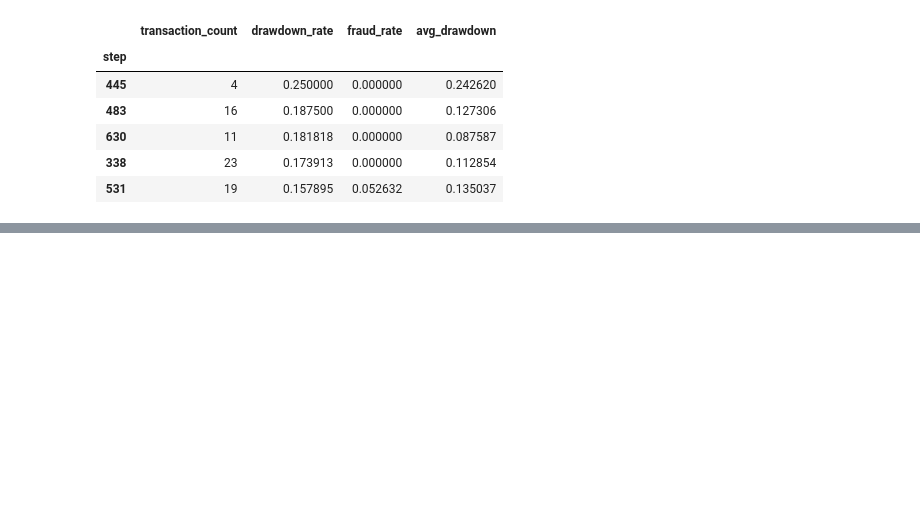
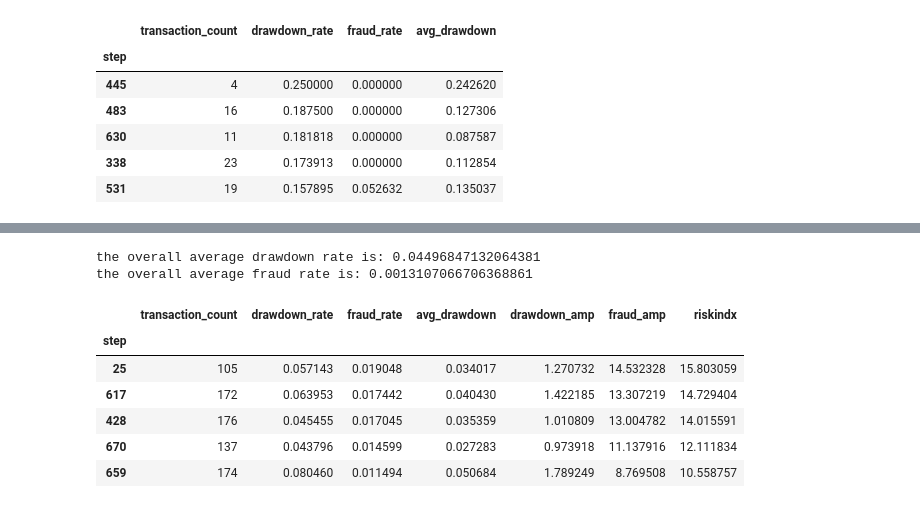
Before and after one commit to saidattaputta/Fintech-System-Level-Risk-Monitoring-Forecasting-Framework, a Jupyter notebook: fintech-project-2.ipynb, the cells around one changed output, grey strips where cells are left out. Cells and saved outputs as stored; diff of their text form; code cells hidden in the pictures; blank space fills up the shorter version.

```diff
--- a/fintech-project-2.ipynb
+++ b/fintech-project-2.ipynb
@@ -137,0 +147,3 @@ step_risk_table_3.head()
+# %%
+step_risk_table = step_risk_table[step_risk_table['transaction_count']>=100]
+step_risk_table.head()
@@ -137,0 +158,27 @@ step_risk_table_3.head()
+# %%
+overall_drawdown_rate_avg = step_risk_table['drawdown_rate'].mean()
+overall_fraud_rate_avg = step_risk_table['fraud_rate'].mean()
+print("the overall average drawdown rate is:",overall_drawdown_rate_avg)
+print("the overall average fraud rate is:",overall_fraud_rate_avg)
+# %% [output]
+the overall average drawdown rate is: 0.04496847132064381
+the overall average fraud rate is: 0.0013107066706368861
+# %%
+step_risk_table['drawdown_amp'] = (step_risk_table['drawdown_rate']/overall_drawdown_rate_avg)
+step_risk_table['fraud_amp'] = (step_risk_table['fraud_rate']/overall_fraud_rate_avg)
+# %%
+step_risk_table['riskindx'] = step_risk_table['drawdown_amp'] + step_risk_table['fraud_amp']
+# %%
+step_risk_table = step_risk_table.sort_values(
+    by = ['riskindx'],
+    ascending = False
+)
+step_risk_table.head()
+# %% [output]
+|  | transaction_count | drawdown_rate | fraud_rate | avg_drawdown | drawdown_amp | fraud_amp | riskindx |
+| step |  |  |  |  |  |  |  |
+| 25 | 105 | 0.057143 | 0.019048 | 0.034017 | 1.270732 | 14.532328 | 15.803059 |
+| 617 | 172 | 0.063953 | 0.017442 | 0.040430 | 1.422185 | 13.307219 | 14.729404 |
+| 428 | 176 | 0.045455 | 0.017045 | 0.035359 | 1.010809 | 13.004782 | 14.015591 |
+| 670 | 137 | 0.043796 | 0.014599 | 0.027283 | 0.973918 | 11.137916 | 12.111834 |
+| 659 | 174 | 0.080460 | 0.011494 | 0.050684 | 1.789249 | 8.769508 | 10.558757 |
```
Also changed, not shown: parts of 5 cells of this notebook.
